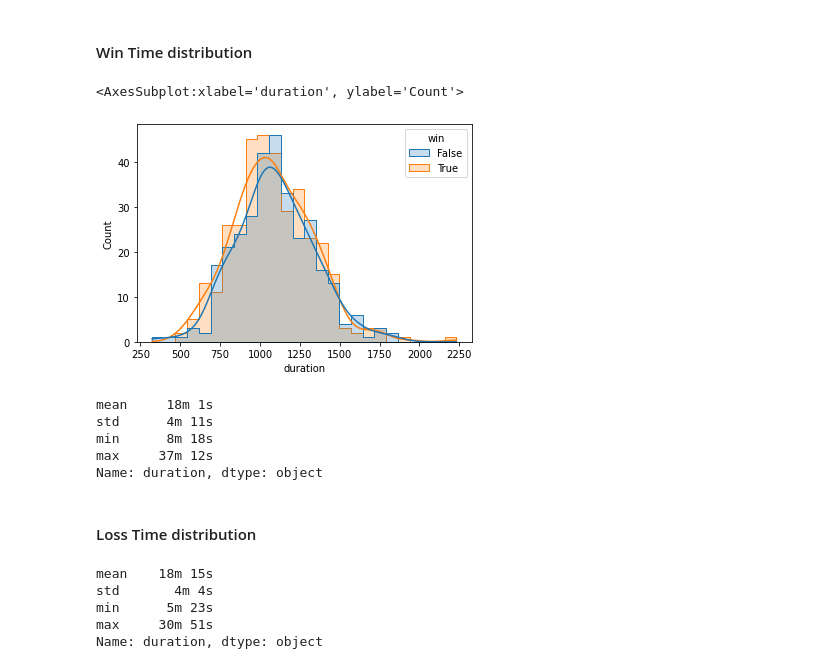
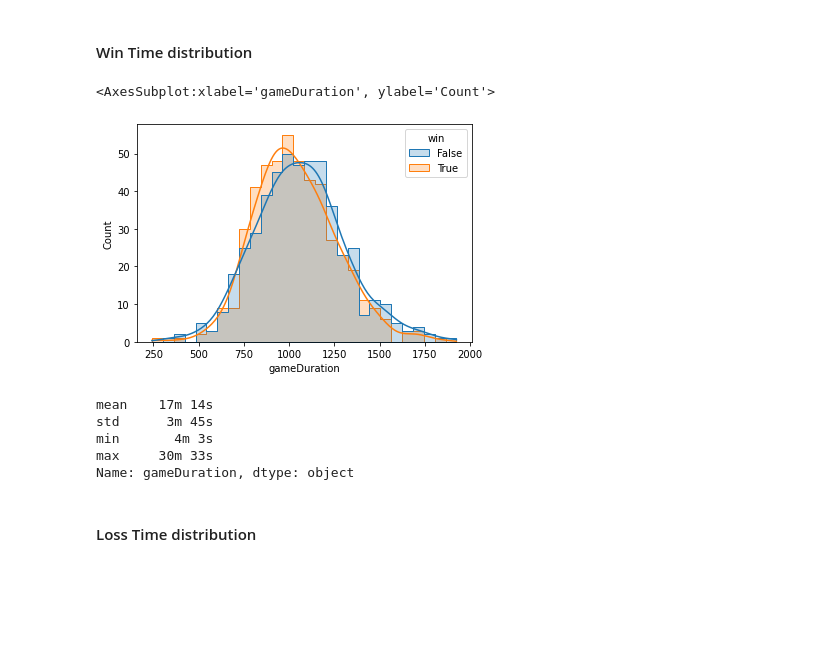
Before and after one commit to RALEx147/league, a Jupyter notebook: league.ipynb, the cells around one changed output. Drawn from its saved outputs; the diff is of its cells as text; code cells hidden in the pictures; blank space fills up the shorter version.

Commit message:
new league api

```diff
--- a/league.ipynb
+++ b/league.ipynb
@@ -51,0 +33,2 @@ item_id_to_name = {item.id: item.name for item in cass.core.staticdata.Items(reg
+# %%
+df, s = league_data.load_fetch_data(query)
@@ -52,22 +39,2 @@ item_id_to_name = {item.id: item.name for item in cass.core.staticdata.Items(reg
 # %% [markdown]
 #### Clean data
-# %%
-df.duration = df.duration.astype('timedelta64[s]')
-df.id = pd.to_numeric(df.id)
-df.creation = pd.to_datetime(df.creation.apply(lambda x:str(x.to('US/Eastern').format())))
-df.surrender = df.surrender.astype('bool')
-df["opp"] = df.where(df.side == 0).red.fillna(df.where(df.side == 1).blue)
-df["side"] = df.where(df.side == 1).red.fillna(df.where(df.side == 0).blue)
-df["teamnames"] = df.side.apply(lambda x: {i.name for i in x})
-df["teamcomp"] = df.side.apply(lambda x: {i.champ for i in x})
-df["enemynames"] = df.opp.apply(lambda x: {i.name for i in x})
-df["enemycomp"] = df.opp.apply(lambda x: {i.champ for i in x})
-df["champ"] = df.side.apply(lambda x: x[0].champ)
-df["win"] = df.summoner.apply(lambda x: x.stats.win)
-df = df.sort_values(by="creation", ascending=False)
-df = df.set_index("id")
-
-df.drop("side", axis=1, inplace=True)
-df.drop("opp", axis=1, inplace=True)
-
-df.head(1)
@@ -100,0 +41,10 @@ memory usage: 302.0+ KB
+# %%
+df.sort_values(by="gameStartTimestamp", ascending=False, inplace=True)
+df["items"] = df[["item0","item1","item2","item3","item4","item5"]].values.tolist()
+df["items"] = df["items"].apply(lambda x:[i for i in x if i != 0])
+df["gameVersion"] = df["gameVersion"].apply(lambda x: str.split(x, '.')[0:2])
+df = df.drop(["item0","item1","item2","item3","item4","item5"], axis=1)
+df = df.set_index("gameId", drop=True)
+df.index.names = [None]
+
+df.head(1)
@@ -101,8 +57,7 @@ memory usage: 302.0+ KB
 # %% [markdown]
 #### Filter
 # %%
-import math
 all = df
-df = df[df.patch.apply(lambda x: x.major == "11")]
+df = df[df.gameVersion.apply(lambda x: x[0] == "12")]
 len(df)
 # %% [output]
@@ -173,25 +151,17 @@ Name: win, dtype: object
 # %% [markdown]
 #### Win Time distribution
 # %%
-sns.histplot(df[["duration","win"]], x="duration", hue="win", element="step",kde=True)
+sns.histplot(df[["gameDuration","win"]], x="gameDuration", hue="win", element="step",kde=True)
 # %% [output]
-<AxesSubplot:xlabel='duration', ylabel='Count'>
+<AxesSubplot:xlabel='gameDuration', ylabel='Count'>
-[figure, old version]
+[figure, new version]
 # %%
-df[df.win == True].duration.describe().drop(["count","25%","50%","75%"]).apply(lambda x: str(int(x // 60))+"m "+str(int(x%60))+"s")
+df[df.win == True].gameDuration.describe().drop(["count","25%","50%","75%"]).apply(lambda x: str(int(x // 60))+"m "+str(int(x%60))+"s")
 # %% [output]
-mean     18m 1s
-std      4m 11s
-min      8m 18s
-max     37m 12s
-Name: duration, dtype: object
+mean    17m 14s
+std      3m 45s
+min       4m 3s
+max     30m 33s
+Name: gameDuration, dtype: object
 # %% [markdown]
 #### Loss Time distribution
-# %%
-df[df.win == False].duration.describe().drop(["count","25%","50%","75%"]).apply(lambda x: str(int(x // 60))+"m "+str(int(x%60))+"s")
-# %% [output]
-mean    18m 15s
-std       4m 4s
-min      5m 23s
-max     30m 51s
-Name: duration, dtype: object
```
Also changed, not shown: parts of 65 cells of this notebook, 3 other files.
